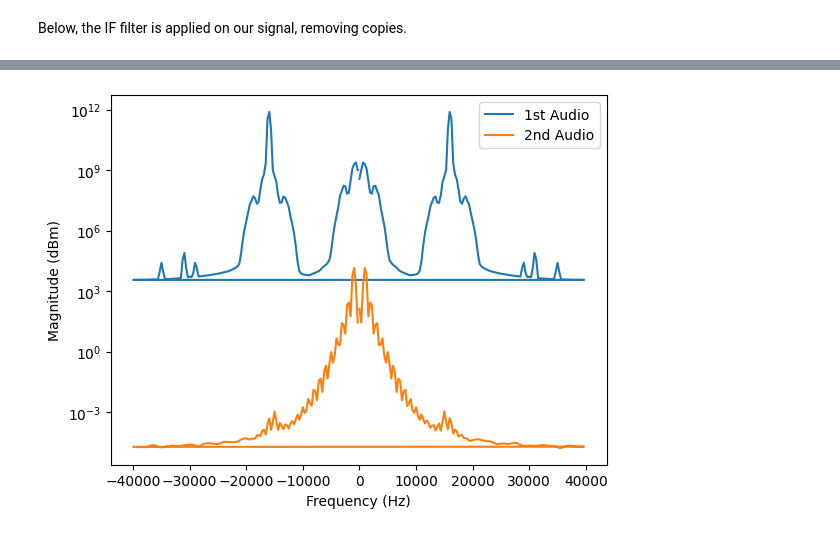
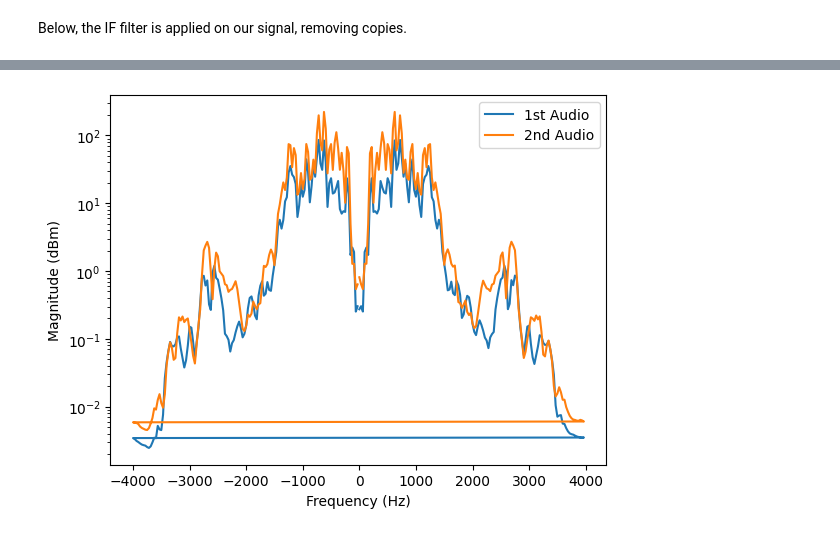
Before and after one commit to cleversonahum/digital_transmission_codes, a Jupyter notebook: codes/am-exercise-1.ipynb, the cells around one changed output, grey strips where cells are left out. Saved outputs shown, nothing was run; the diff lists cells and outputs as text; code cells hidden in the pictures.

```diff
--- a/codes/am-exercise-1.ipynb
+++ b/codes/am-exercise-1.ipynb
@@ -125,7 +125,7 @@ plt.show()
 Now we apply our `upsample` function to the signal:
 # %%
 # Resampling signal
-U = 10 # Upsampling factor
+U = 20 # Upsampling factor
 Fs_tx = U*Fs1
 audio1_resampled_pre_filter = upsample_prefilter(audio1, U)
 audio2_resampled_pre_filter = upsample_prefilter(audio2, U)
@@ -286,11 +286,11 @@ plt.show()
 ## Creating the AM signal
 # %%
 # Multiplexing signals x1 and x2 into x considering carrier frequencies 610kHz and 620kHz, respectively
-carriers = np.array([15, 30]) * 1e3
+carriers = np.array([40, 60]) * 1e3
 h = 0.5
 n = np.arange(0, t, 1/Fs_tx)
 A1 = np.max(np.abs(audio1_resampled))/h
 A2 = np.max(np.abs(audio2_resampled))/h
 phase = np.pi
-x = (A1+audio1_resampled)*np.cos(2*np.pi*n*carriers[0]+phase)+(A2+audio2_resampled)*np.cos(2*np.pi*n*carriers[1]+phase)
+tx = (A1+audio1_resampled)*np.cos(2*np.pi*n*carriers[0]+phase)+(A2+audio2_resampled)*np.cos(2*np.pi*n*carriers[1]+phase)
 # %%
@@ -317,15 +307,16 @@ print(10*np.log10(power_x/noise_power))
 We assume an intermediate frequency `if=8kHz` that will contain a pass-band filter with a bandwidth of $8$ kHz. Hence, we need to transport our signal from carrier frequencies to the IF frequency first.
 # %%
 # Downconversion to the IF frequency
-if_c = 8e3
+rx = tx
+if_c = 20e3
 rif1 = rx*np.cos(2*np.pi*n*(carriers[0]-if_c)+phase)
-rif2 = rx*np.cos(2*np.pi*n*(carriers[1]-if_c)+phase)
+rif2 = rx*np.cos(2*np.pi*n*(carriers[1]+if_c)+phase)
 
 xf_rif1, yp_rif1 = signal.welch(rif1, Fs_tx, return_onesided=False)
 xf_rif2, yp_rif2 = signal.welch(rif2, Fs_tx, return_onesided=False)
 plt.figure()
 plt.semilogy(xf_rif1, yp_rif1, label="1st Audio")
-plt.semilogy(xf_rif2, yp_rif2, label="1st Audio")
+plt.semilogy(xf_rif2, yp_rif2, label="2nd Audio")
 plt.legend()
 plt.xlabel(r"Discrete frequency ($\Omega$)")
 plt.ylabel("Magnitude (dBm)")
@@ -337,7 +328,7 @@ The filter in the intermediate frequency is centered on `if=8kHz` and has a band
 # %%
 # Intermediate frequency (IF) filter
-start_cut = 4e3 # IF - bandwidth
-stop_cut = 12e3 # IF - bandwidth
+start_cut = 17e3 # IF - bandwidth
+stop_cut = 23e3 # IF - bandwidth
 B_if = signal.firwin(numtaps=101, cutoff=[start_cut, stop_cut], pass_zero=False, window="hamming", fs=Fs_tx)
 w, h = signal.freqz(B_if, fs=Fs_tx)
 fig, ax1 = plt.subplots()
@@ -437,15 +425,17 @@ Looking the figure above, you can compare with the signal obtained after the fil
 # %%
-# multiplying by two and taking the squared root
-rbb1_recover = np.sqrt(2*rbb1_filtered)
-rbb2_recover = np.sqrt(2*rbb2_filtered)
-xf_rbb1_recover, yf_rbb1_recover = signal.welch(rbb1_recover, Fs_tx, return_onesided=False)
-xf_rif2_recover, yf_rbb2_recover = signal.welch(rbb2_recover, Fs_tx, return_onesided=False)
+rbb1_downsample = np.sqrt(downsample_prefilter(2*rbb1_filtered, U))
+rbb1_downsample_remove_delay = rm_transient(rbb1_downsample, group_delay)
+rbb2_downsample = np.sqrt(downsample_prefilter(2*rbb2_filtered, U))
+rbb2_downsample_remove_delay = rm_transient(rbb2_downsample, group_delay)
+
+xf_rbb1_downsample_remove_delay, yf_rbb1_downsample_remove_delay = signal.welch(rbb1_downsample_remove_delay, Fs1, return_onesided=False)
+xf_rbb2_downsample_remove_delay, yf_rbb2_downsample_remove_delay = signal.welch(rbb2_downsample_remove_delay, Fs2, return_onesided=False)
 plt.figure()
-plt.semilogy(xf_rbb1_recover, yf_rbb1_squared, label="1st Audio")
-plt.semilogy(xf_rif2_recover, yf_rbb2_recover, label="2nd Audio")
+plt.semilogy(xf_rbb1_downsample_remove_delay, yf_rbb1_downsample_remove_delay, label="1st Audio")
+plt.semilogy(xf_rbb2_downsample_remove_delay, yf_rbb2_downsample_remove_delay, label="2nd Audio")
 plt.legend()
 plt.xlabel("Frequency (Hz)")
 plt.ylabel("Magnitude (dBm)")
 plt.show()
 # %% [output]
-[figure, old version]
+[figure, new version]
```
Also changed, not shown: parts of 26 cells of this notebook, 2 other files.
